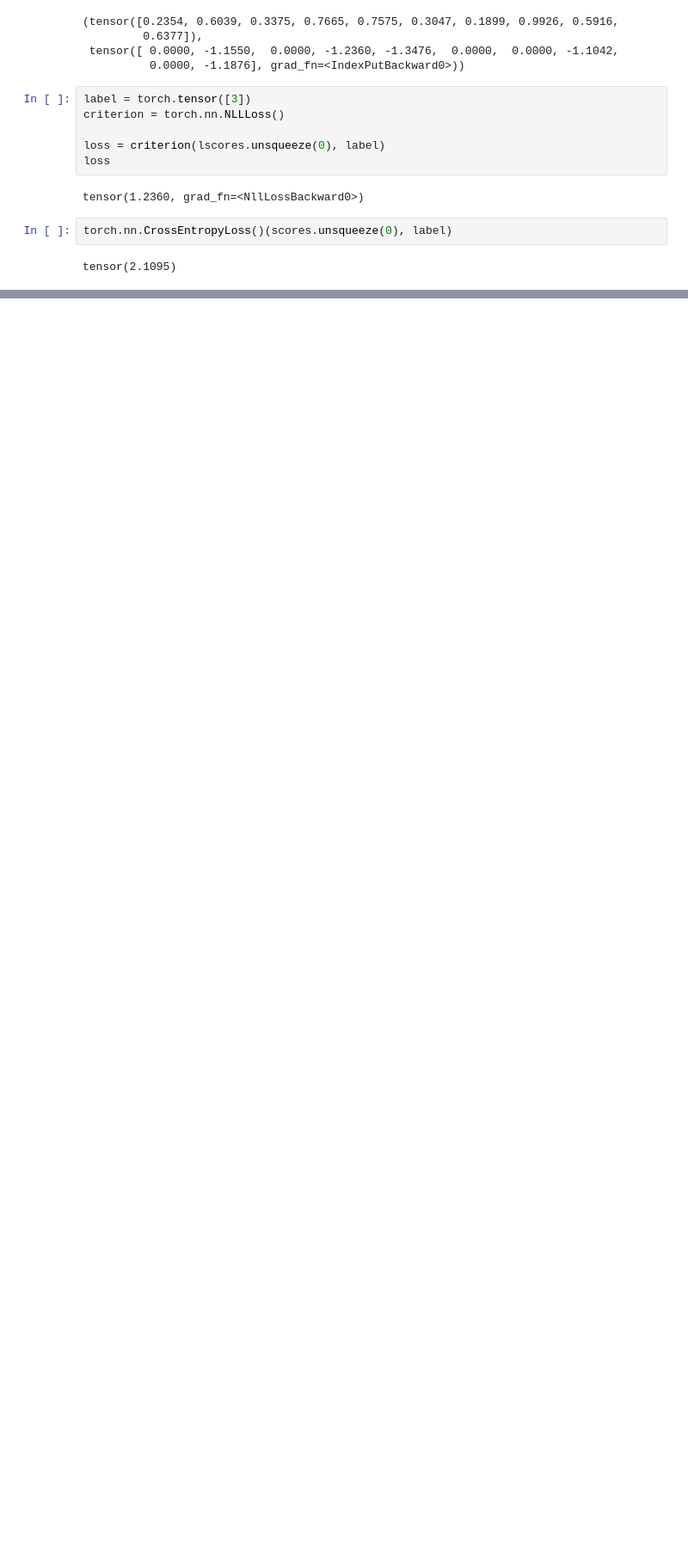
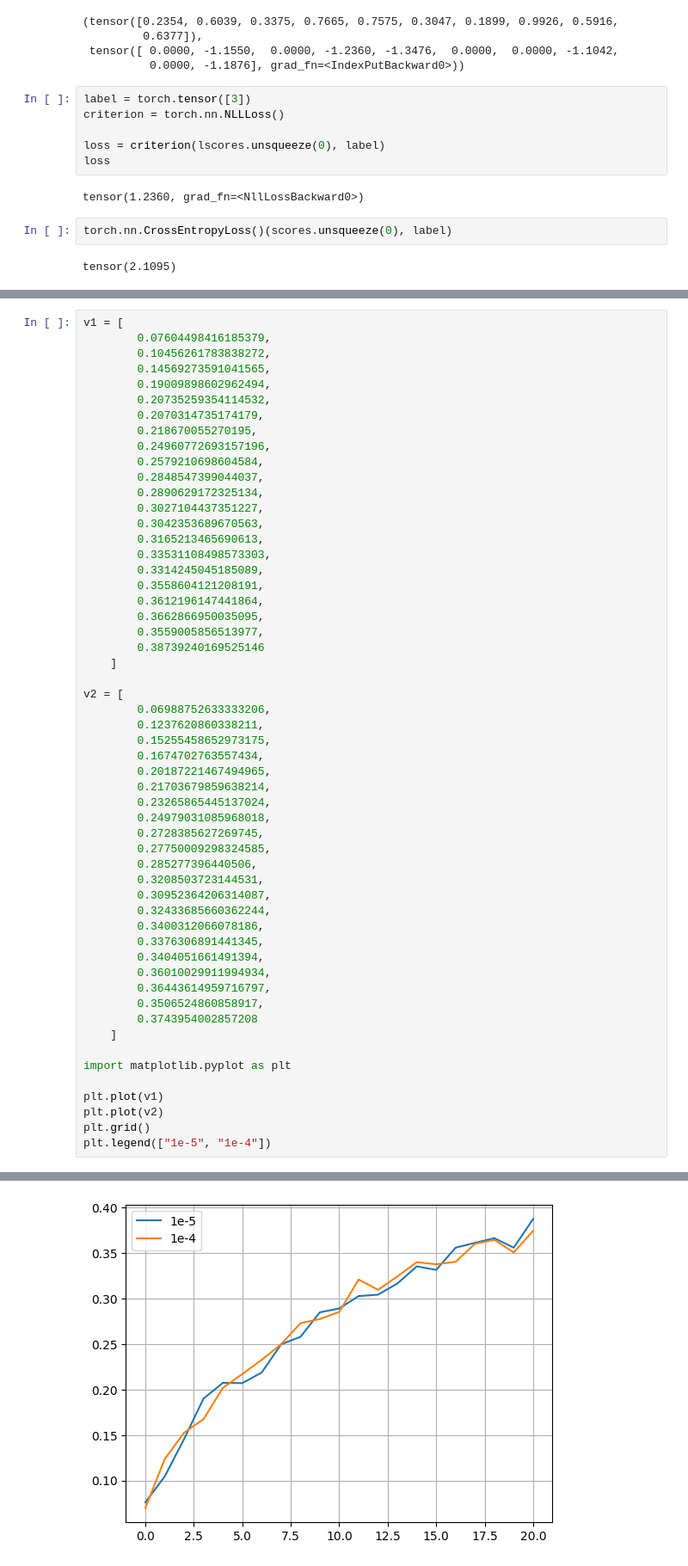
Before and after one commit to MicheleCazzola/artist-identification, a Jupyter notebook: playground.ipynb, the cells around one changed output, grey strips where cells are left out. Shown: that part at 86% size. Drawn from its saved outputs; the diff is of its cells as text; blank space fills up the shorter version.

```diff
--- a/playground.ipynb
+++ b/playground.ipynb
@@ -73,0 +102,56 @@ tensor(2.1095)
+# %%
+v1 = [
+        0.07604498416185379,
+        0.10456261783838272,
+        0.14569273591041565,
+        0.19009898602962494,
+        0.20735259354114532,
+        0.2070314735174179,
+        0.218670055270195,
+        0.24960772693157196,
+        0.2579210698604584,
+        0.2848547399044037,
+        0.2890629172325134,
+        0.3027104437351227,
+        0.3042353689670563,
+        0.3165213465690613,
+        0.33531108498573303,
+        0.3314245045185089,
+        0.3558604121208191,
+        0.3612196147441864,
+        0.3662866950035095,
+        0.3559005856513977,
+        0.38739240169525146
+    ]
+
+v2 = [
+        0.06988752633333206,
+        0.1237620860338211,
+        0.15255458652973175,
+        0.1674702763557434,
+        0.20187221467494965,
+        0.21703679859638214,
+        0.23265865445137024,
+        0.24979031085968018,
+        0.2728385627269745,
+        0.27750009298324585,
+        0.285277396440506,
+        0.3208503723144531,
+        0.30952364206314087,
+        0.32433685660362244,
+        0.3400312066078186,
+        0.3376306891441345,
+        0.3404051661491394,
+        0.36010029911994934,
+        0.36443614959716797,
+        0.3506524860858917,
+        0.3743954002857208
+    ]
+
+import matplotlib.pyplot as plt
+
+plt.plot(v1)
+plt.plot(v2)
+plt.grid()
+plt.legend(["1e-5", "1e-4"])
+# %% [output]
@@ -73,0 +159 @@ tensor(2.1095)
+[figure, added]
```
Also changed, not shown: parts of 4 cells of this notebook, 13 other files.
